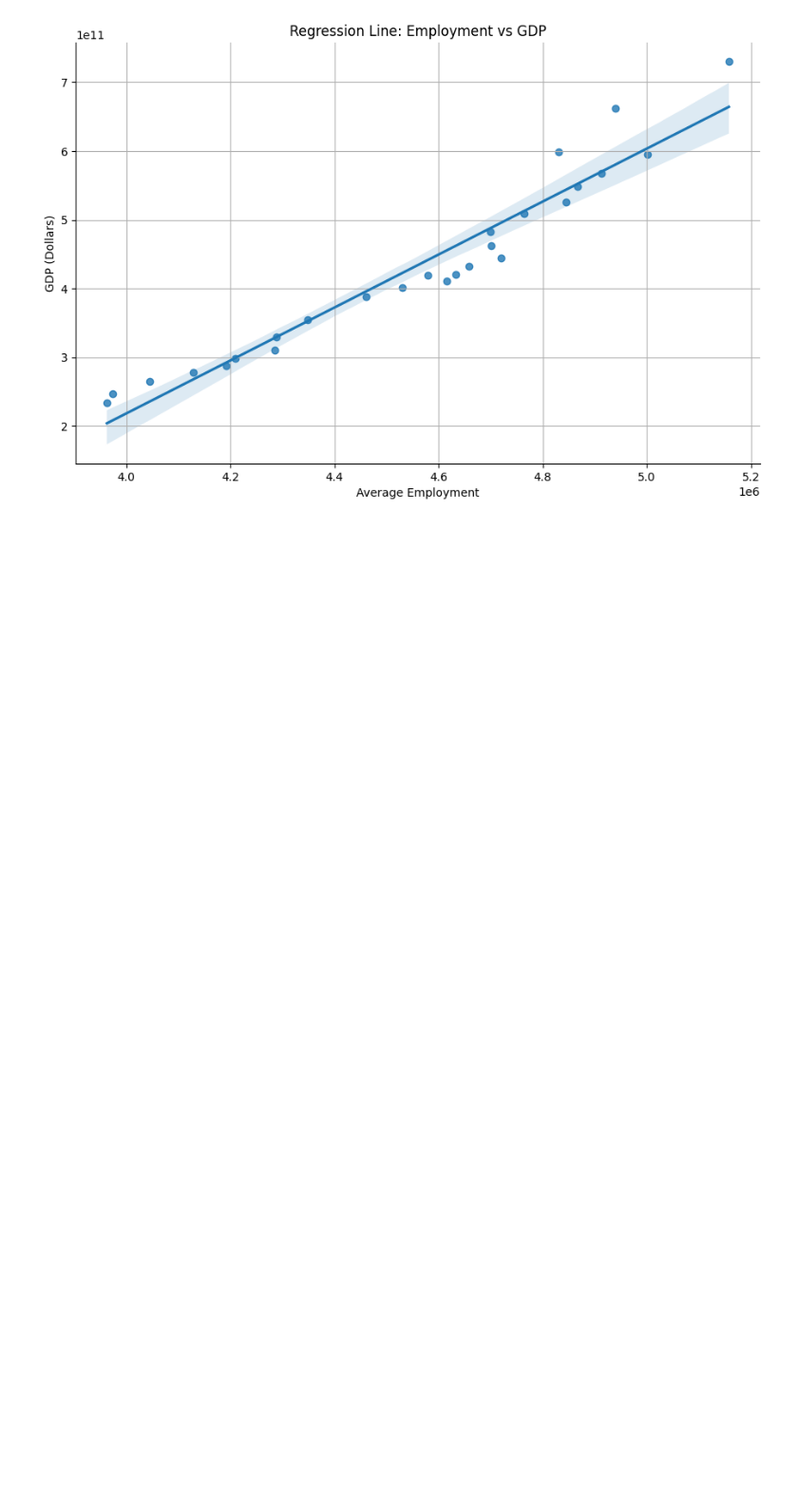
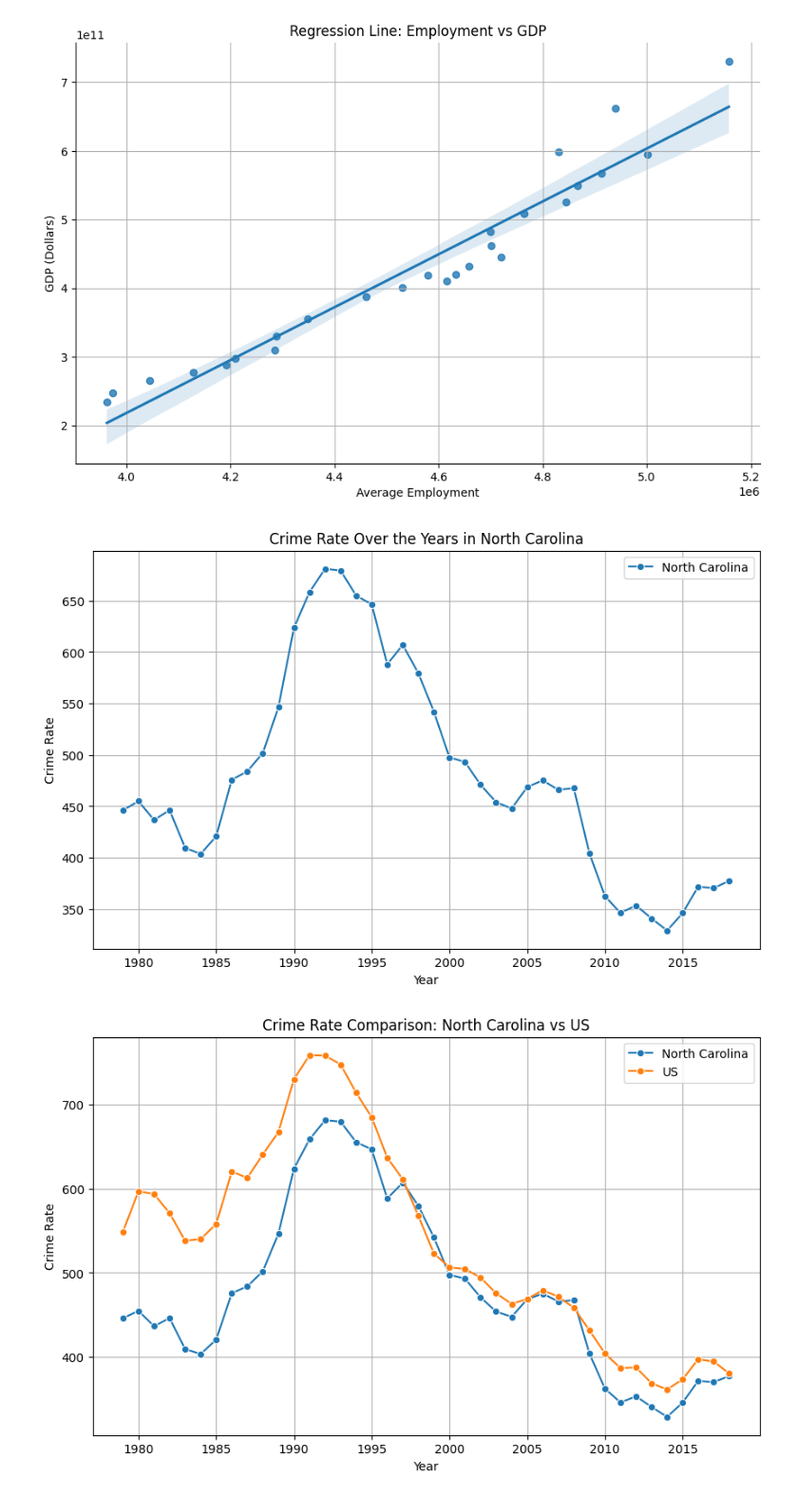
Before and after one commit to Evvvvvvva0504/InfoSci301-DKU-Fall2024, a Jupyter notebook: Week3/Tue_Hackathon.ipynb, the cells around one changed output. Shown at 95% size. Cells and saved outputs as stored; diff of their text form; code cells hidden in the pictures; blank space fills up the shorter version.

```diff
--- a/Week3/Tue_Hackathon.ipynb
+++ b/Week3/Tue_Hackathon.ipynb
@@ -82,3 +82,37 @@ plt.grid(True)
 plt.show()
 # %% [output]
 [figure]
+# %%
+# Line plot showing the crime rate over the years in North Carolina
+plt.figure(figsize=(10, 6))
+sns.lineplot(x='date', y=crime[' NC'], data=crime, marker='o', label='North Carolina')
+plt.title('Crime Rate Over the Years in North Carolina')
+plt.xlabel('Year')
+plt.ylabel('Crime Rate')
+plt.grid(True)
+plt.legend()
+plt.show()
+
+# Line plot comparing the crime rate in North Carolina and the US over the years
+plt.figure(figsize=(10, 6))
+sns.lineplot(x='date', y=' NC', data=crime, marker='o', label='North Carolina')
+sns.lineplot(x='date', y=' US', data=crime, marker='o', label='US')
+plt.title('Crime Rate Comparison: North Carolina vs US')
+plt.xlabel('Year')
+plt.ylabel('Crime Rate')
+plt.grid(True)
+plt.legend()
+plt.show()
+
+# Bar plot showing the average crime rate in North Carolina and the US
+avg_crime_rate = crime[[' NC', ' US']].mean()
+plt.figure(figsize=(10, 6))
+sns.barplot(x=avg_crime_rate.index, y=avg_crime_rate.values)
+plt.title('Average Crime Rate: North Carolina vs US')
+plt.xlabel('Region')
+plt.ylabel('Average Crime Rate')
+plt.grid(True)
+plt.show()
+# %% [output]
+[figure, added]
+[figure, added]
```
Also changed, not shown: parts of 1 cell of this notebook.
